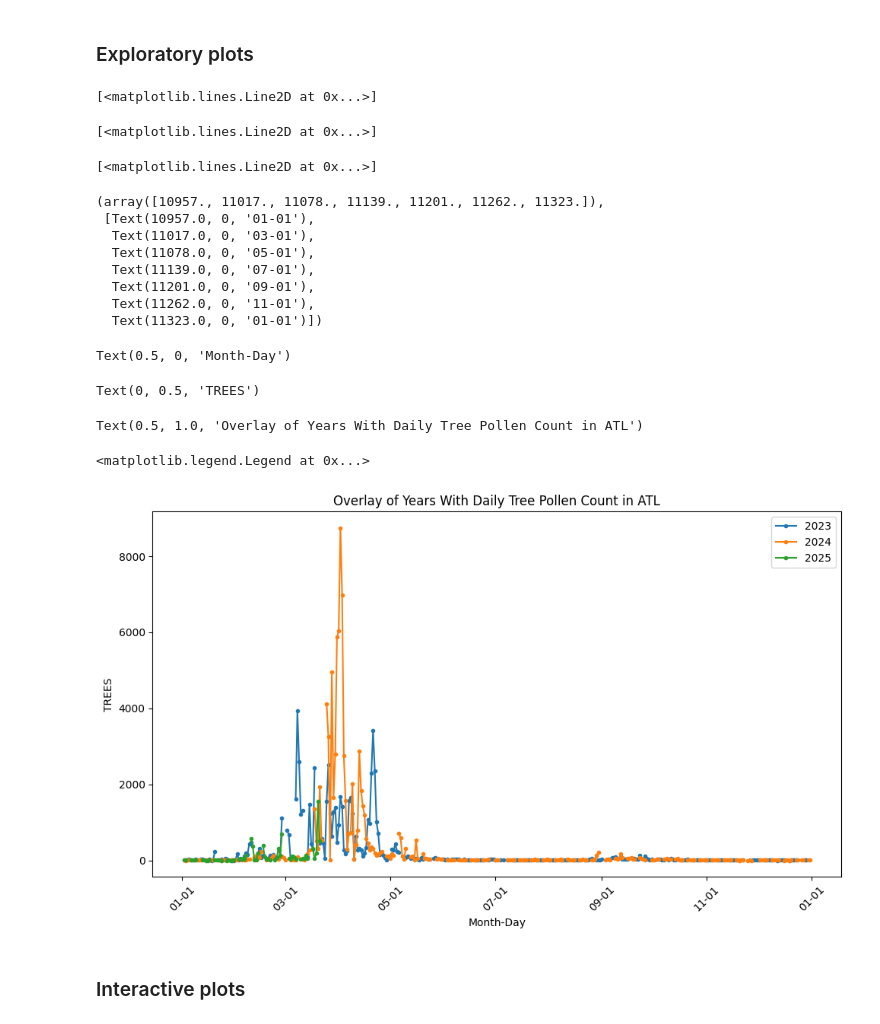
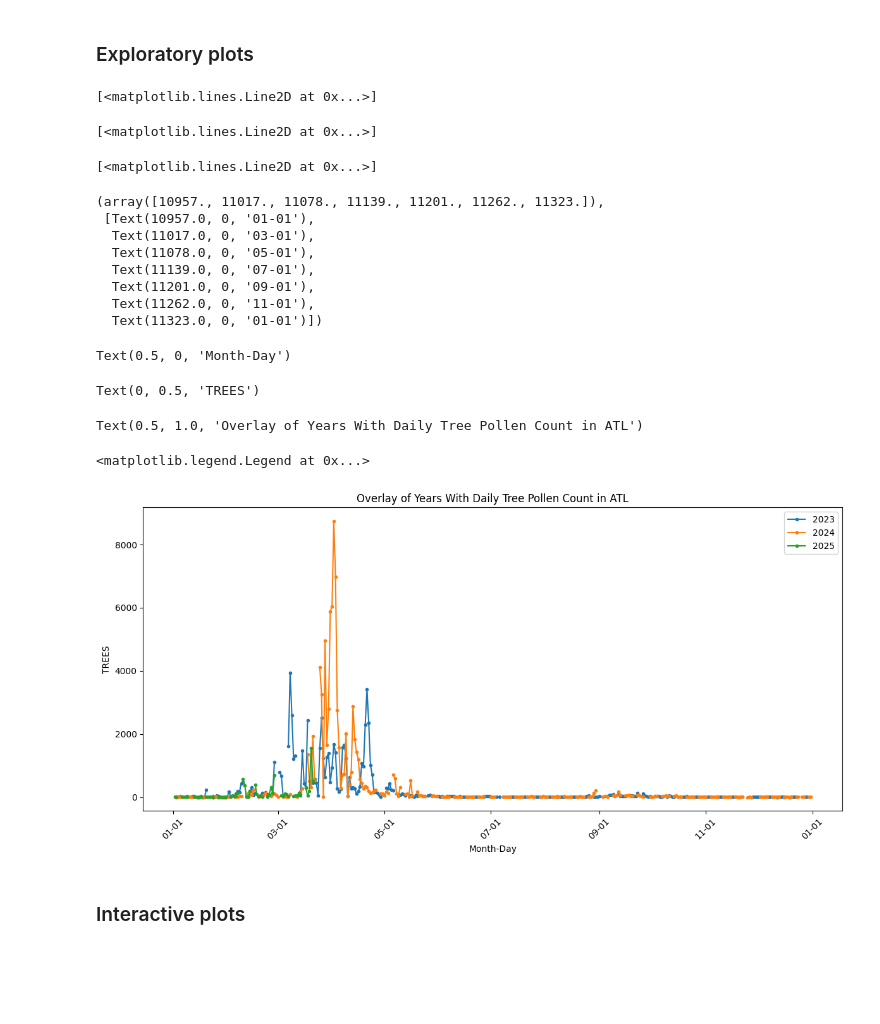
Before and after one commit to siranhe/atl.pollen, a Jupyter notebook: script/pollen_tracking.ipynb, the cells around one changed output. Saved outputs shown, nothing was run; the diff lists cells and outputs as text; code cells hidden in the pictures; blank space fills up the shorter version.

```diff
--- a/script/pollen_tracking.ipynb
+++ b/script/pollen_tracking.ipynb
@@ -66,5 +47,5 @@ memory usage: 25.8+ KB
 (1096, 3)
 # %%
 # Confirm dates are correct format
-df_pollen['date_dt'] = pd.to_datetime(df_pollen['DATE'])
+df_pollen['date_dt'] = pd.to_datetime(df_pollen['DATE'], format='%m/%d/%y', errors='coerce')
 print(df_pollen['date_dt'].dtypes)
@@ -85,17 +65,9 @@ plt.plot(df_pollen['date_dt'], df_pollen['TREES'])
 # %%
-# # Sample data (replace with your actual data)
-# data = {
-#     'date': pd.to_datetime(['2023-03-10', '2023-06-15', '2024-02-29', '2024-04-01', '2025-01-20', '2025-03-01']),
-#     'value': [10, 20, 15, 25, 30, 22],
-#     'year': [2023, 2023, 2024, 2024, 2025, 2025]
-# }
-# df = pd.DataFrame(data)
-
 # Normalize dates to the year 2000 (a leap year)
 df_pollen['normalized_date'] = df_pollen['date_dt'].apply(lambda dt: dt.replace(year=2000))
 
 # Create the plot
-fig, ax = plt.subplots(figsize=(10, 6))
+fig, ax = plt.subplots(figsize=(12, 6))
 
 # Group data by year and plot
 for year, group in df_pollen.groupby('YEAR'):
@@ -108,33 +80,33 @@ plt.xticks(rotation=45)
 # # set date range (other wise shows up as 1/1 to 1/1)
 # start_date = datetime.datetime.strptime('01-01', '%m-%d')
 # end_date = datetime.datetime.strptime('12-31', '%m-%d')
 # plt.xlim(mdates.date2num(start_date), mdates.date2num(end_date))
 
 # Add labels and title
 ax.set_xlabel('Month-Day')
 ax.set_ylabel('TREES')
 ax.set_title('Overlay of Years With Daily Tree Pollen Count in ATL')
 ax.legend()
 
 # Display the plot
 plt.tight_layout()
 plt.show()
 # %% [output]
 [<matplotlib.lines.Line2D at 0x...>]
 [<matplotlib.lines.Line2D at 0x...>]
 [<matplotlib.lines.Line2D at 0x...>]
 (array([10957., 11017., 11078., 11139., 11201., 11262., 11323.]),
  [Text(10957.0, 0, '01-01'),
   Text(11017.0, 0, '03-01'),
   Text(11078.0, 0, '05-01'),
   Text(11139.0, 0, '07-01'),
   Text(11201.0, 0, '09-01'),
   Text(11262.0, 0, '11-01'),
   Text(11323.0, 0, '01-01')])
 Text(0.5, 0, 'Month-Day')
 Text(0, 0.5, 'TREES')
 Text(0.5, 1.0, 'Overlay of Years With Daily Tree Pollen Count in ATL')
 <matplotlib.legend.Legend at 0x...>
-[figure, old version]
+[figure, new version]
 # %% [markdown]
 ### Interactive plots
```
Also changed, not shown: parts of 4 cells of this notebook, 1 other file.
